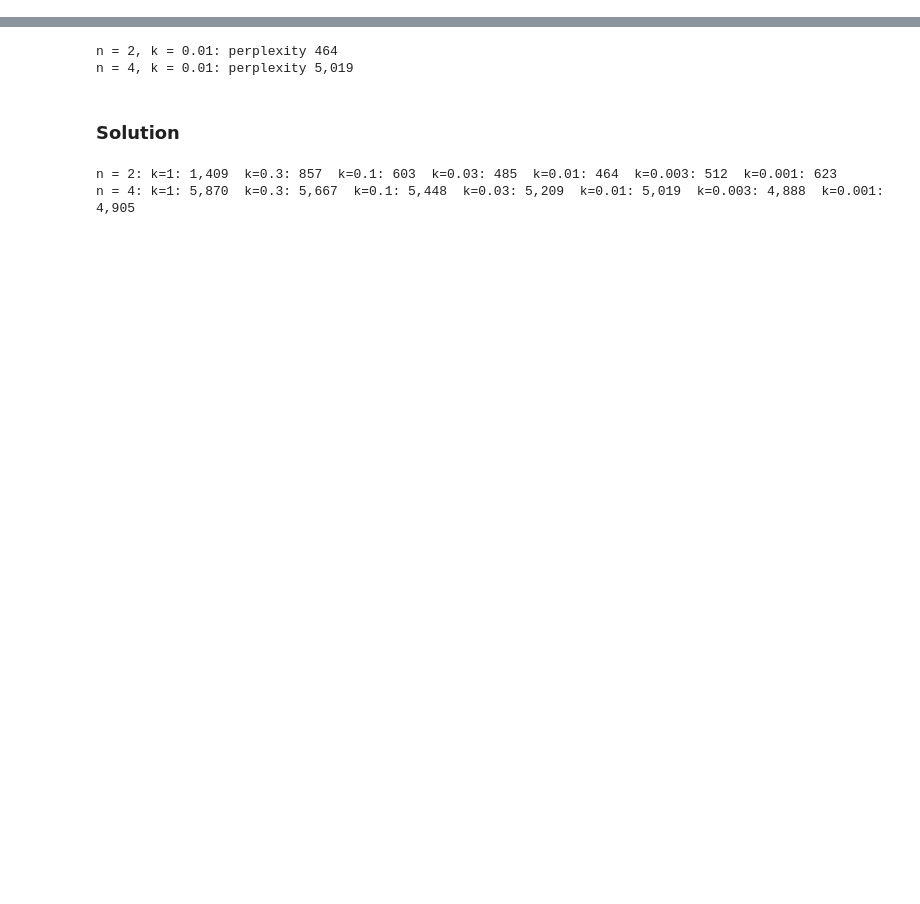
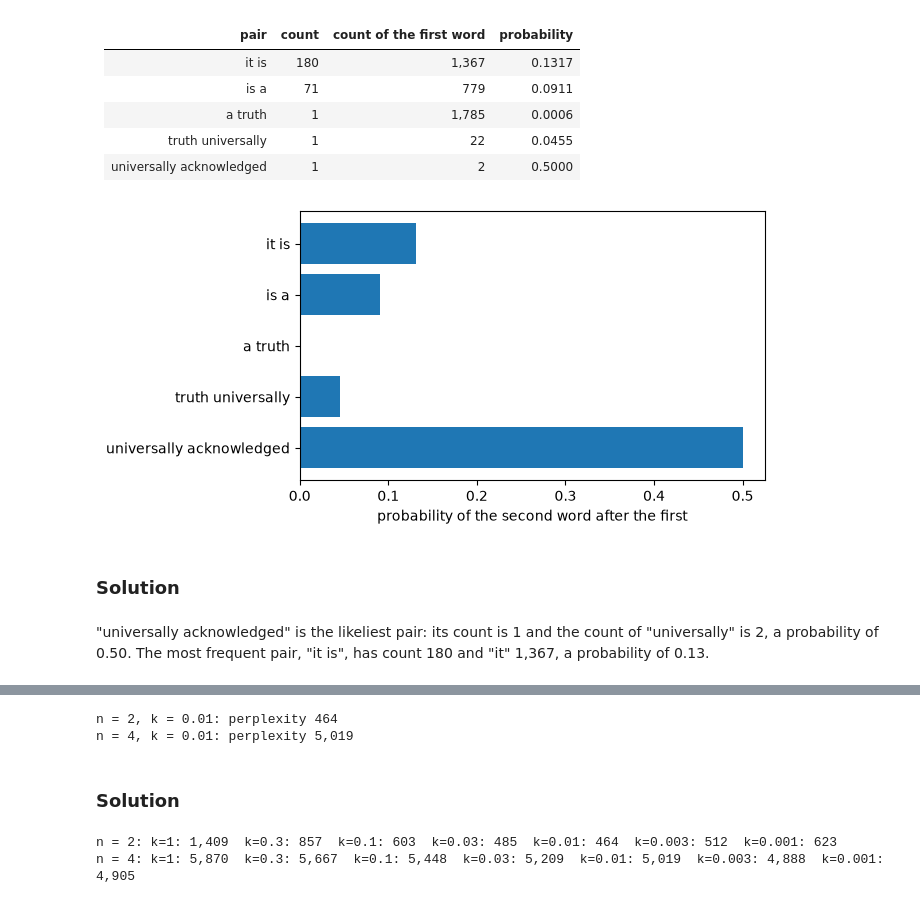
Before and after one commit to josterri/predicting-the-next-words-notebooks, a Jupyter notebook: ch03_workbook.ipynb, the cells around one changed output, grey strips where cells are left out. Cells and saved outputs as stored; diff of their text form; code cells hidden in the pictures; blank space fills up the shorter version.

```diff
--- a/ch03_workbook.ipynb
+++ b/ch03_workbook.ipynb
@@ -43,0 +128,23 @@ display(Markdown(f"{len(chapters)} chapters: the first {n_train} train the model
+# %%
+SENTENCE = "it is a truth universally acknowledged"
+show(pair_rows(SENTENCE))
+# %% [output]
+| pair | count | count of the first word | probability |
+| --- | ---: | ---: | ---: |
+| it is | 180 | 1,367 | 0.1317 |
+| is a | 71 | 779 | 0.0911 |
+| a truth | 1 | 1,785 | 0.0006 |
+| truth universally | 1 | 22 | 0.0455 |
+| universally acknowledged | 1 | 2 | 0.5000 |
+[figure, added]
+# %% [markdown]
+### Solution
+# %%
+rows = pair_rows(SENTENCE)
+p, c, c1, q = max(rows, key=lambda r: r[3])
+t, tc, tc1, tq = max(rows, key=lambda r: r[1])
+display(Markdown(f"\"{p}\" is the likeliest pair: its count is {c:,} and the count of \"{p.split()[0]}\" is {c1:,}, "
+                 f"a probability of {q:.2f}. The most frequent pair, \"{t}\", has count {tc:,} and \"{t.split()[0]}\" "
+                 f"{tc1:,}, a probability of {tq:.2f}."))
+# %% [output]
+"universally acknowledged" is the likeliest pair: its count is 1 and the count of "universally" is 2, a probability of 0.50. The most frequent pair, "it is", has count 180 and "it" 1,367, a probability of 0.13.
```
Also changed, not shown: parts of 31 cells of this notebook.
